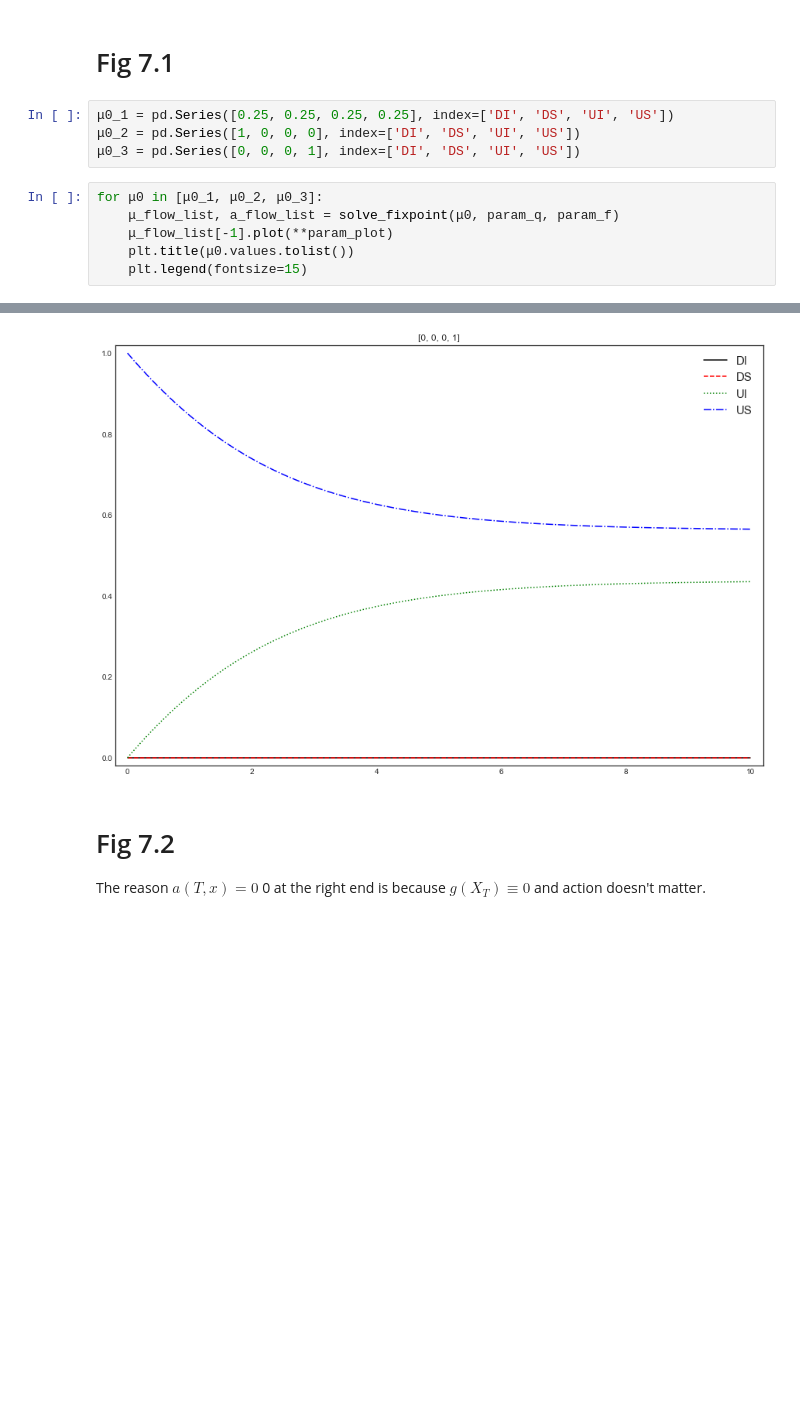
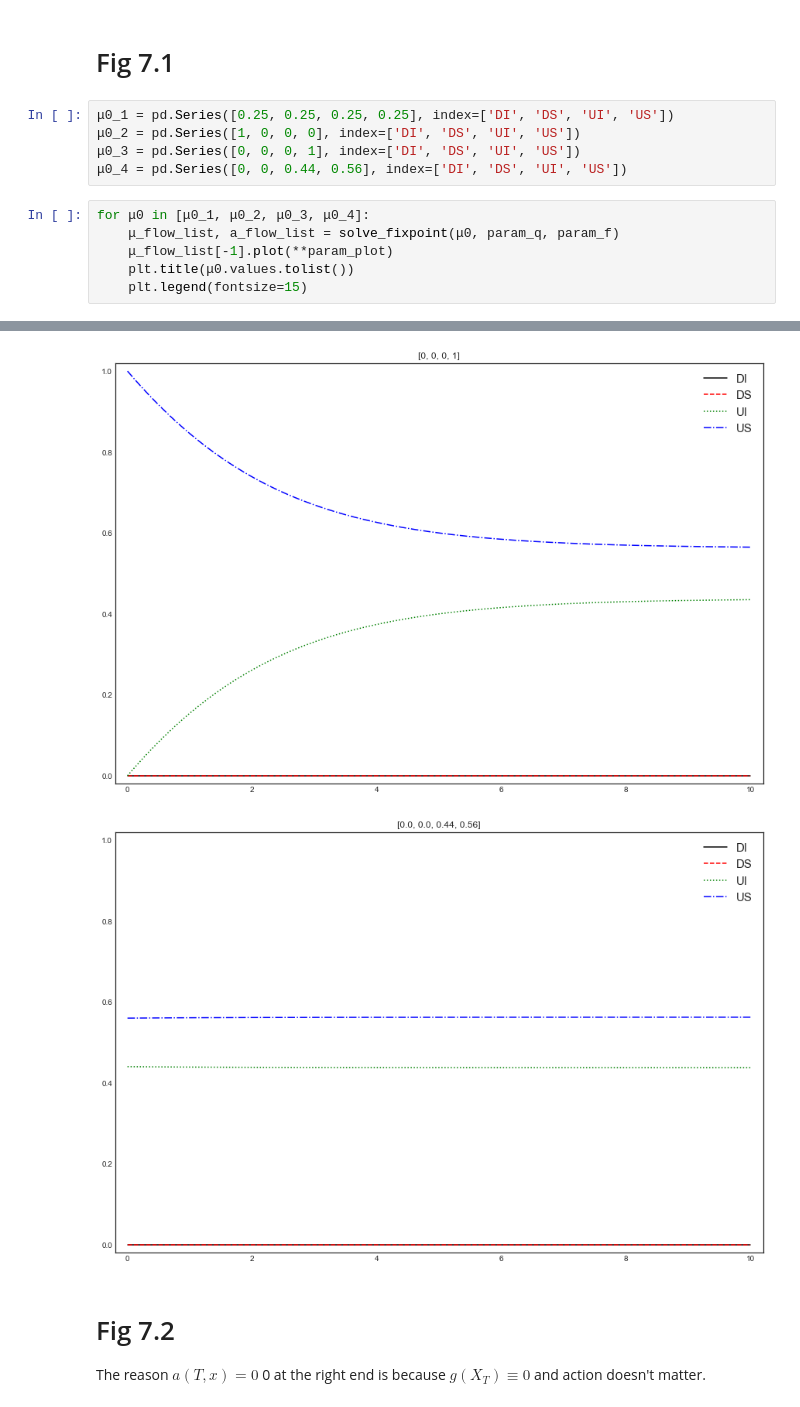
Before and after one commit to alexbstl/meanfield-cybersecurity, a Jupyter notebook: Meanfield_Cybersecurity.ipynb, the cells around one changed output, grey strips where cells are left out. Cells and saved outputs as stored; diff of their text form; blank space fills up the shorter version.

```diff
--- a/Meanfield_Cybersecurity.ipynb
+++ b/Meanfield_Cybersecurity.ipynb
@@ -157,16 +157,18 @@ param_f2 = {
 μ0_1 = pd.Series([0.25, 0.25, 0.25, 0.25], index=['DI', 'DS', 'UI', 'US'])
 μ0_2 = pd.Series([1, 0, 0, 0], index=['DI', 'DS', 'UI', 'US'])
 μ0_3 = pd.Series([0, 0, 0, 1], index=['DI', 'DS', 'UI', 'US'])
+μ0_4 = pd.Series([0, 0, 0.44, 0.56], index=['DI', 'DS', 'UI', 'US'])
 # %%
-for μ0 in [μ0_1, μ0_2, μ0_3]:
+for μ0 in [μ0_1, μ0_2, μ0_3, μ0_4]:
     μ_flow_list, a_flow_list = solve_fixpoint(μ0, param_q, param_f)
     μ_flow_list[-1].plot(**param_plot)
     plt.title(μ0.values.tolist())
     plt.legend(fontsize=15)
 # %% [output]
 [figure]
 [figure]
 [figure]
+[figure, added]
 # %% [markdown]
 # Fig 7.2
 
```
